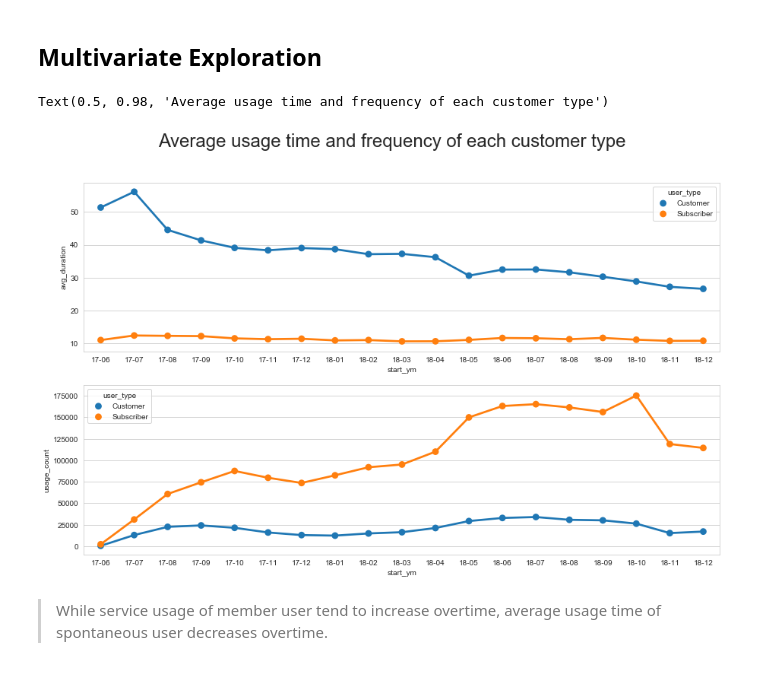
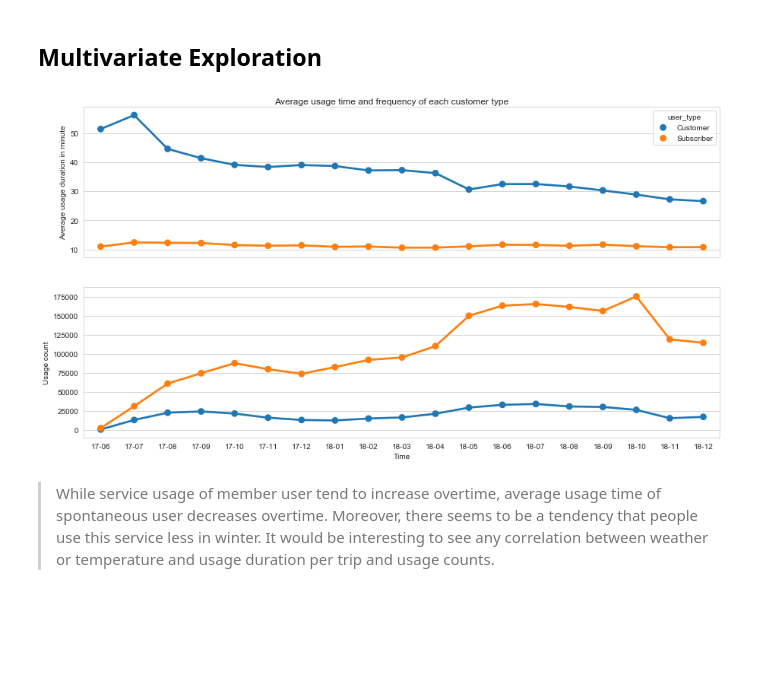
Before and after one commit to Subaru-Goto/Ford_Go_Bike, a Jupyter notebook: Ford_Gobike.ipynb, the cells around one changed output. Saved outputs shown, nothing was run; the diff lists cells and outputs as text; code cells hidden in the pictures; blank space fills up the shorter version.

```diff
--- a/Ford_Gobike.ipynb
+++ b/Ford_Gobike.ipynb
@@ -1121,17 +1140,28 @@ df_sub2 = df_sub2.reset_index(name = "avg_duration")
 # %%
 # plot
 
-plt.figure(figsize=[15, 9])
+plt.figure(figsize=[15, 8])
 plt.subplot(2, 1, 1)
-sns.pointplot(data = df_sub2, x = 'start_ym', y = 'avg_duration', hue = 'user_type', linestyles = "-")
+ax1 = sns.pointplot(data = df_sub2, x = 'start_ym', y = 'avg_duration', hue = 'user_type', linestyles = "-")
+plt.xlabel("")
+plt.ylabel("Average usage duration in minute")
+plt.tick_params(        #https://stackoverflow.com/questions/12998430/remove-xticks-in-a-matplotlib-plot
+    axis='x',
+    which='both',
+    bottom=False,
+    top=False,
+    labelbottom=False)
 
 
 plt.subplot(2, 1, 2)
-sns.pointplot(data = df_sub1, x = 'start_ym', y = 'usage_count', hue = 'user_type', linestyles = "-")
+ax2 = sns.pointplot(data = df_sub1, x = 'start_ym', y = 'usage_count', hue = 'user_type', linestyles = "-")
+plt.xlabel("Time")
+plt.ylabel("Usage count")
+ax2.get_legend().set_visible(False)
 
-plt.suptitle("Average usage time and frequency of each customer type", fontsize=24)
+plt.suptitle("Average usage time and frequency of each customer type", y = 0.90);
 # %% [output]
-Text(0.5, 0.98, 'Average usage time and frequency of each customer type')
-[figure, old version]
+[figure, new version]
 # %% [markdown]
 > While service usage of member user tend to increase overtime, average usage time of spontaneous user decreases overtime.
+Moreover, there seems to be a tendency that people use this service less in winter. It would be interesting to see any correlation between weather or temperature and usage duration per trip and usage counts.
```
Also changed, not shown: parts of 15 cells of this notebook.
